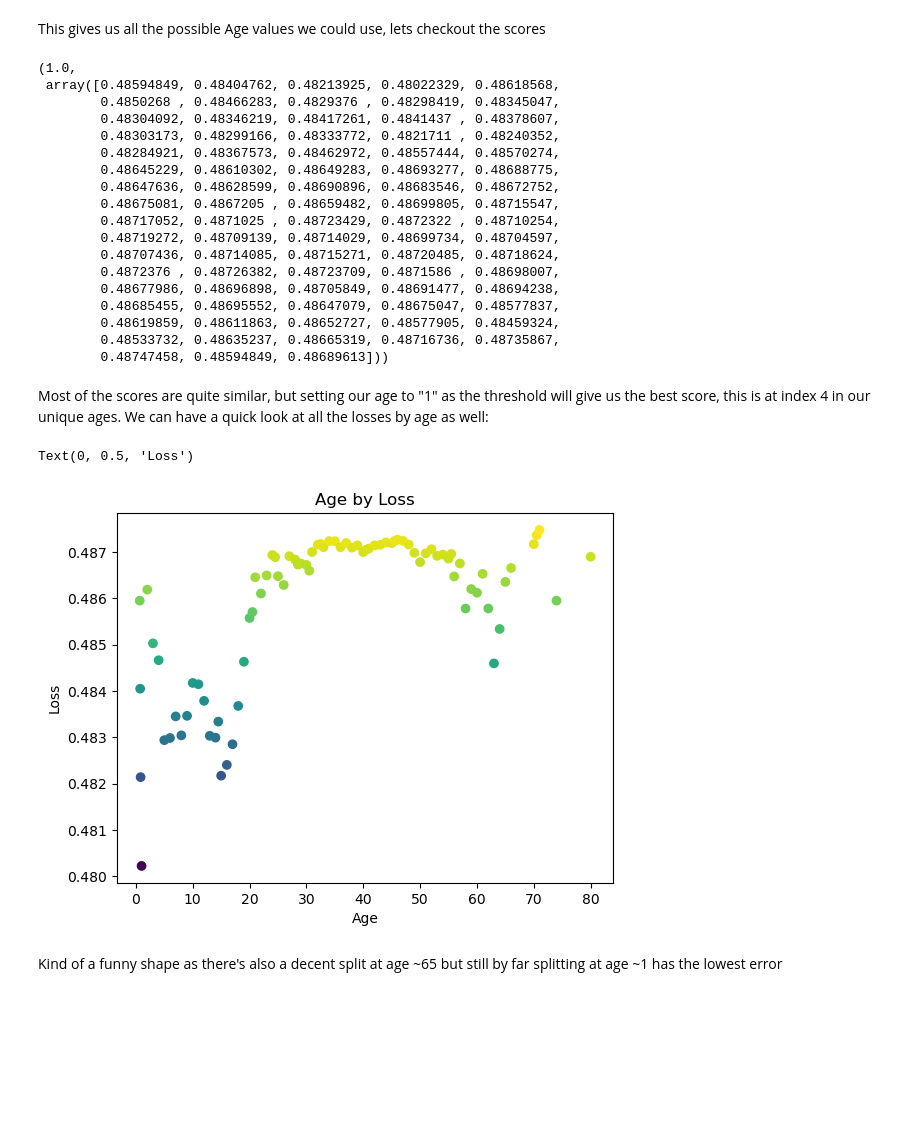
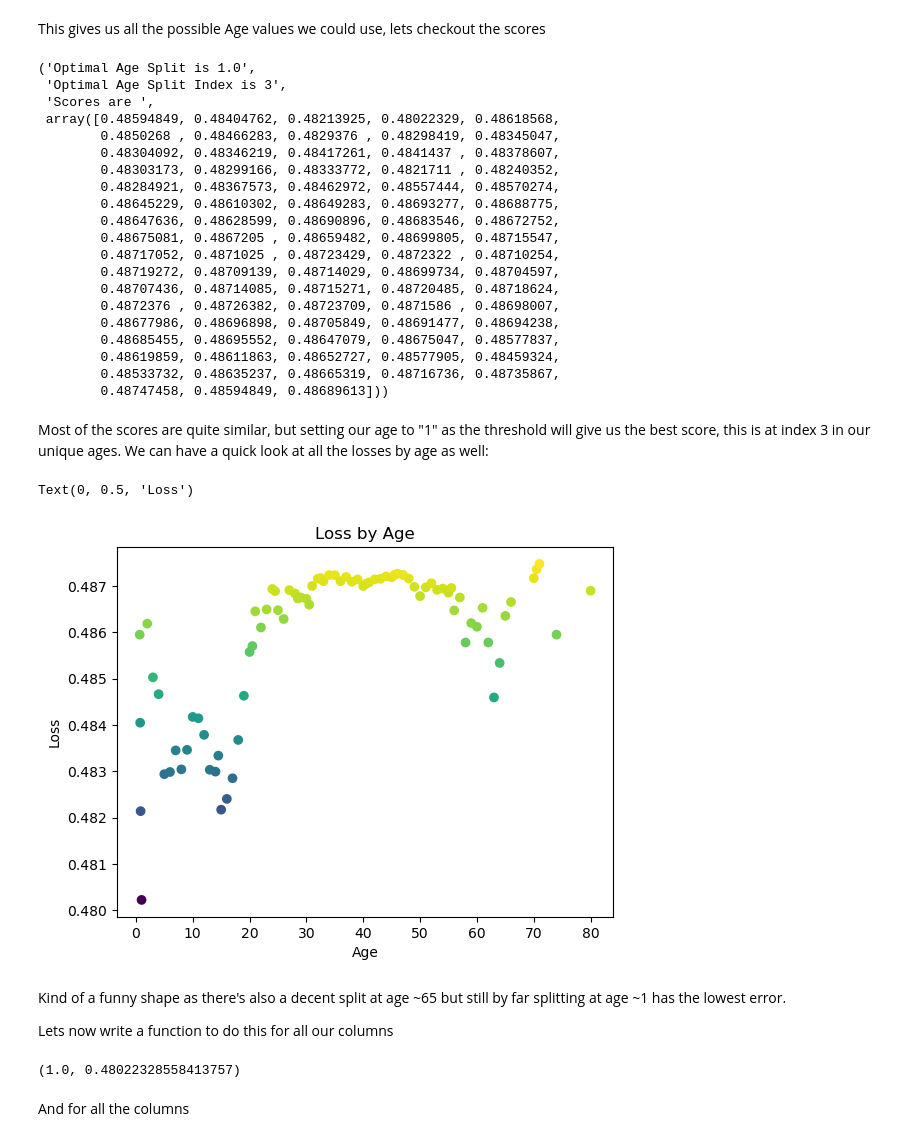
Before and after one commit to nglillywhite/blog, a Jupyter notebook: posts/2023-01-24 Fastai Lesson 6.ipynb, the cells around one changed output. Drawn from its saved outputs; the diff is of its cells as text; code cells hidden in the pictures; blank space fills up the shorter version.

Commit message:
Finished Lesson 6
Will separate the iteration and road to the top posts into a different blog, this is already too large.

```diff
--- a/posts/2023-01-24 Fastai Lesson 6.ipynb
+++ b/posts/2023-01-24 Fastai Lesson 6.ipynb
@@ -214,9 +213,11 @@ array([ 0.67,  0.75,  0.83,  1.  ,  2.  ,  3.  ,  4.  ,  5.  ,  6.  ,
 This gives us all the possible Age values we could use, lets checkout the scores
 # %%
 scores = np.array([score(column,train_y,o) for o in unique if not np.isnan(o)])
-unique[scores.argmin()], scores
+f"Optimal Age Split is {unique[scores.argmin()]}", f"Optimal Age Split Index is {scores.argmin()}", f"Scores are ",scores
 # %% [output]
-(1.0,
+('Optimal Age Split is 1.0',
+ 'Optimal Age Split Index is 3',
+ 'Scores are ',
  array([0.48594849, 0.48404762, 0.48213925, 0.48022329, 0.48618568,
         0.4850268 , 0.48466283, 0.4829376 , 0.48298419, 0.48345047,
         0.48304092, 0.48346219, 0.48417261, 0.4841437 , 0.48378607,
@@ -235,14 +236,29 @@ unique[scores.argmin()], scores
         0.48533732, 0.48635237, 0.48665319, 0.48716736, 0.48735867,
         0.48747458, 0.48594849, 0.48689613]))
 # %% [markdown]
-Most of the scores are quite similar, but setting our age to "1" as the threshold will give us the best score, this is at index 4 in our unique ages. We can have a quick look at all the losses by age as well:
+Most of the scores are quite similar, but setting our age to "1" as the threshold will give us the best score, this is at index 3 in our unique ages. We can have a quick look at all the losses by age as well:
 # %%
 plt.scatter(x=unique, y=scores,c=scores)
-plt.title("Age by Loss")
+plt.title("Loss by Age")
 plt.xlabel("Age")
 plt.ylabel("Loss")
 # %% [output]
 Text(0, 0.5, 'Loss')
-[figure, old version]
+[figure, new version]
 # %% [markdown]
-Kind of a funny shape as there's also a decent split at age ~65 but still by far splitting at age ~1 has the lowest error
+Kind of a funny shape as there's also a decent split at age ~65 but still by far splitting at age ~1 has the lowest error.
+
+Lets now write a function to do this for all our columns
+# %%
+def minimum_column(df, name):
+    column, y = df[name], df[dependent]
+    unique = column.dropna().unique()
+    scores = np.array([score(column, y, o) for o in unique if not np.isnan(o)])
+    idx = scores.argmin()
+    return unique[idx], scores[idx]
+
+minimum_column(train_df, "Age")
+# %% [output]
+(1.0, 0.48022328558413757)
+# %% [markdown]
+And for all the columns
```
Also changed, not shown: parts of 185 cells of this notebook, 2 other files.
